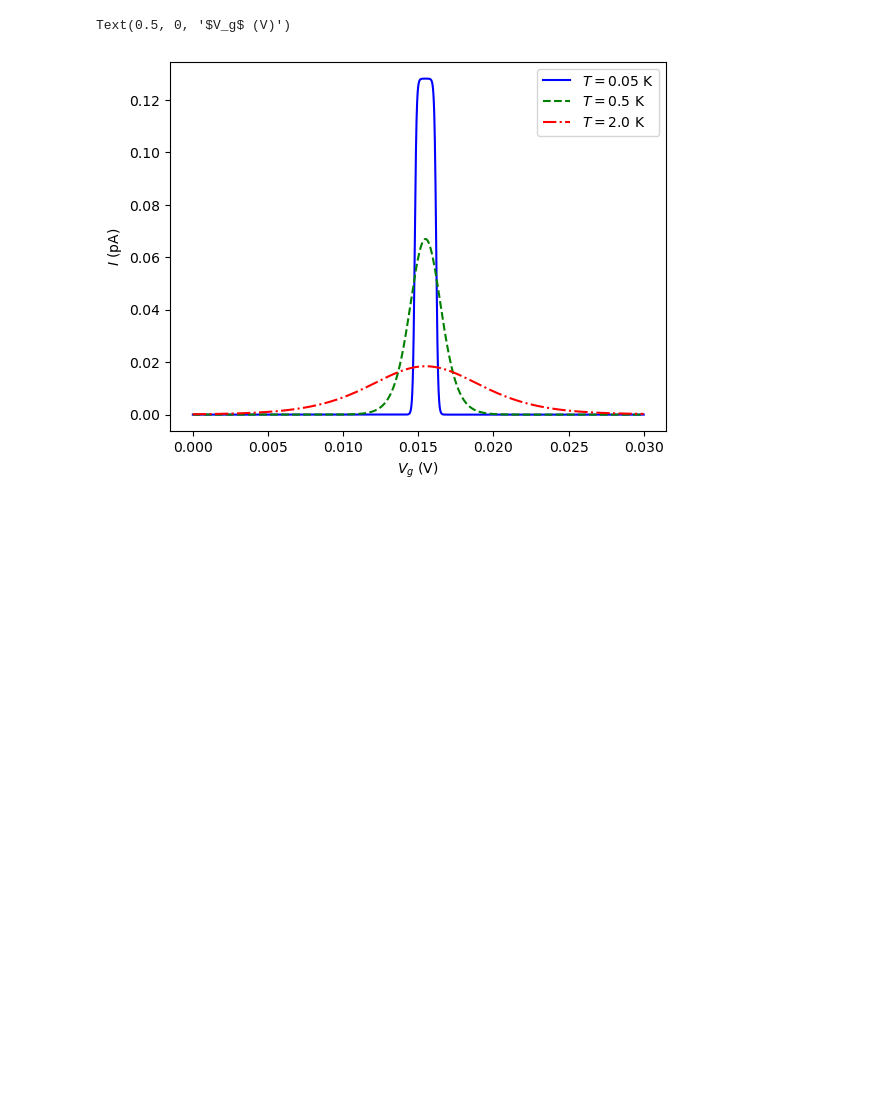
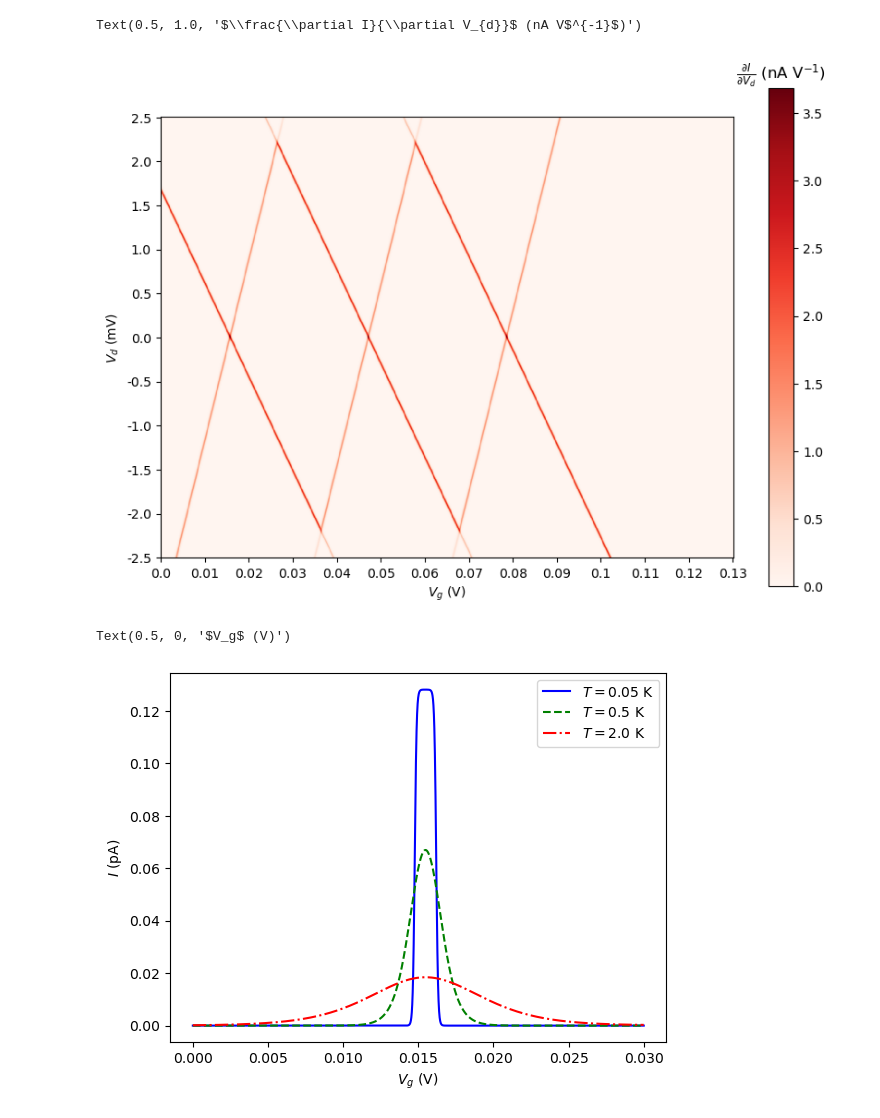
Before and after one commit to Snehil-Jha/CPP, a Jupyter notebook: paper1.ipynb, the cells around one changed output. Saved outputs shown, nothing was run; the diff lists cells and outputs as text; code cells hidden in the pictures; blank space fills up the shorter version.

```diff
--- a/paper1.ipynb
+++ b/paper1.ipynb
@@ -144,3 +144,25 @@ Text(0.5, 1.0, '$I$ (pA)')
+# %%
+diff_conductance = np.gradient(
+    current,
+    vol_drain,
+    axis=1
+)
+# %%
+fig, ax = plt.subplots(figsize=(10,7))
+
+pos = ax.imshow(diff_conductance[0, ::-1] * 1e9, cmap="Reds", interpolation="none")
+clb = fig.colorbar(pos, ax=ax)
+
+ax.set_xticks(np.arange(0, 14) * 100, vol_gate[::100].round(2))
+ax.set_xlabel("$V_{g}$ (V)")
+
+ax.set_yticks(np.arange(0, 11) * 100, (vol_drain[::-100] * 1e3).round(2))
+ax.set_ylabel("$V_{d}$ (mV)")
+
+clb.ax.set_title("$\\frac{\\partial I}{\\partial V_{d}}$ (nA V$^{-1}$)")
+# %% [output]
+Text(0.5, 1.0, '$\\frac{\\partial I}{\\partial V_{d}}$ (nA V$^{-1}$)')
+[figure, added]
 # %%
 temp, vol_drain, vol_gate, current = generate_plot(
     4,
```
Also changed, not shown: parts of 3 cells of this notebook, 2 other files.
